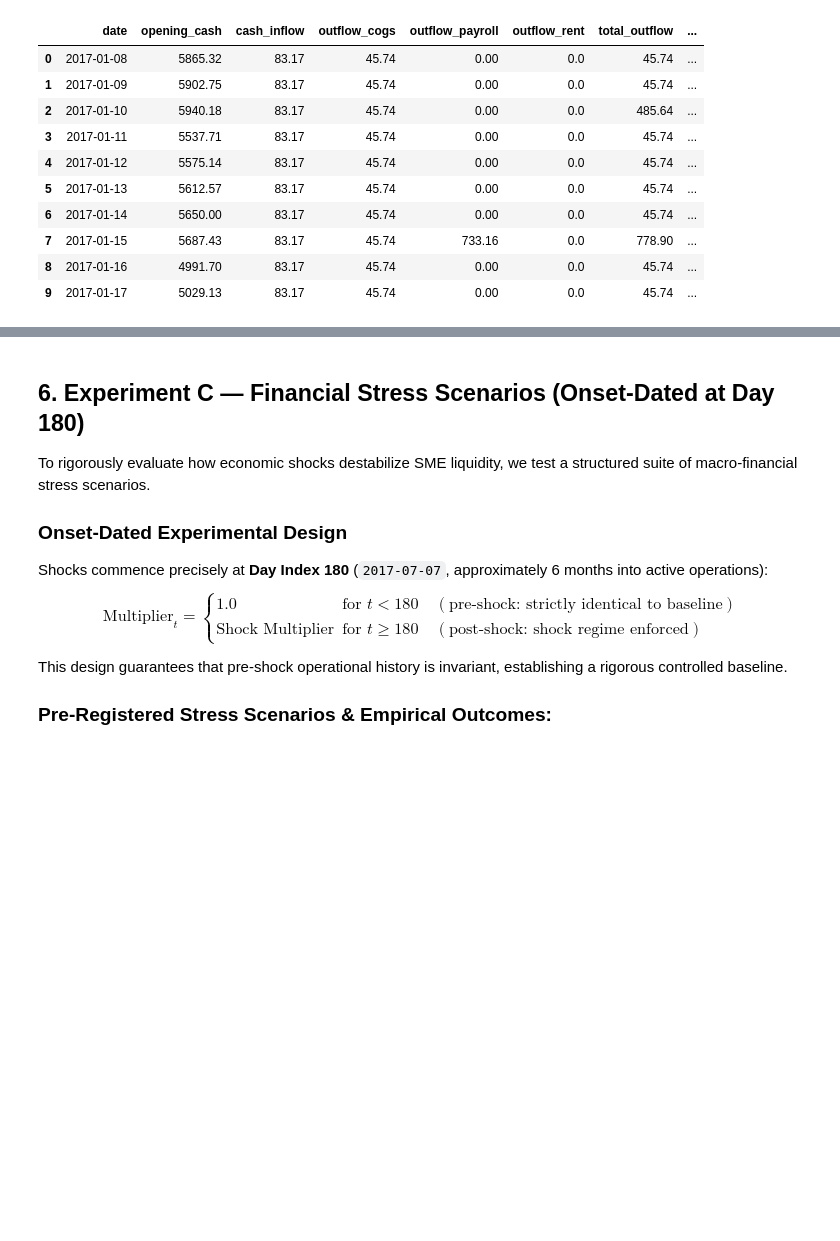
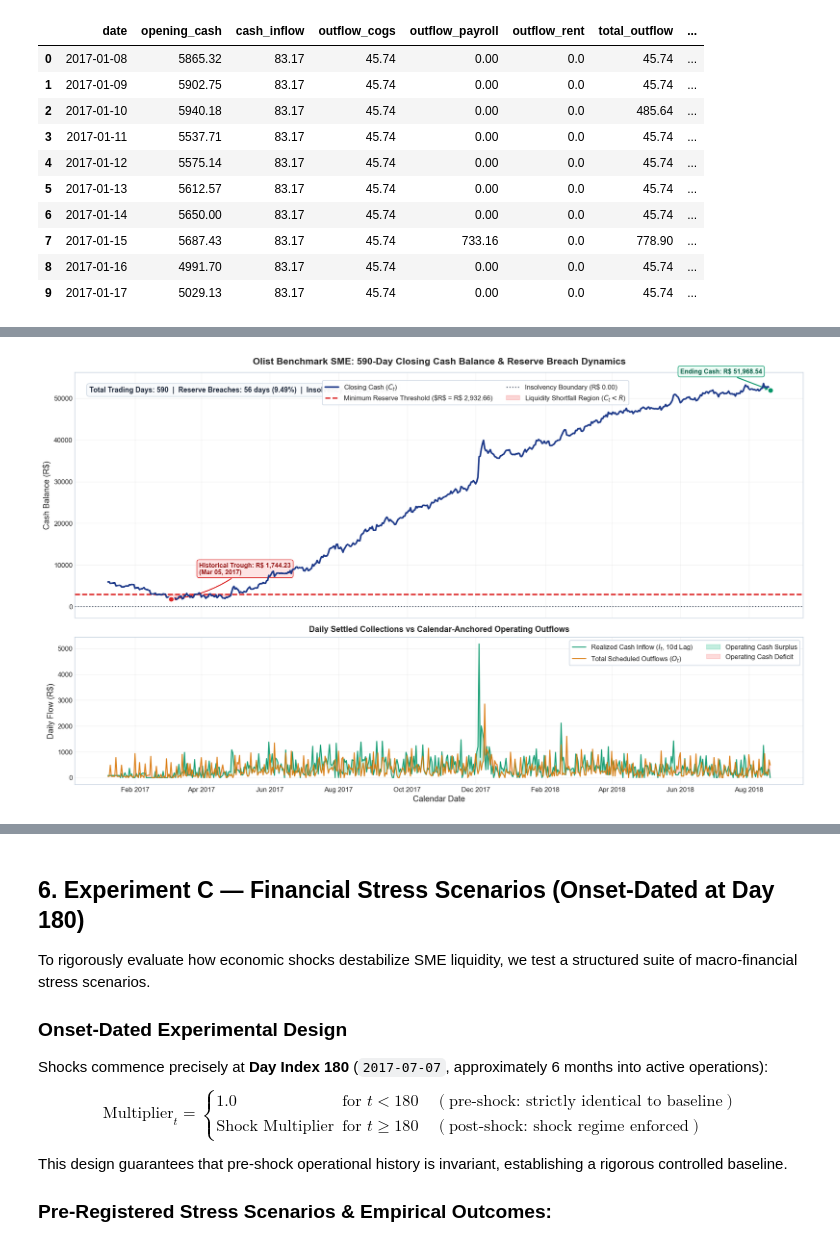
Before and after one commit to mdarmanaliashik/FinSight-AI, a Jupyter notebook: notebooks/Phase2_Deterministic_Cashflow_Engine.ipynb, the cells around one changed output, grey strips where cells are left out. Drawn from its saved outputs; the diff is of its cells as text; code cells hidden in the pictures; blank space fills up the shorter version.

```diff
--- a/notebooks/Phase2_Deterministic_Cashflow_Engine.ipynb
+++ b/notebooks/Phase2_Deterministic_Cashflow_Engine.ipynb
@@ -404,3 +398,80 @@ plt.show()
+# %%
+fig, (ax1, ax2) = plt.subplots(2, 1, figsize=(16, 9.5), sharex=True, gridspec_kw={'height_ratios': [2, 1.2]})
+
+ax1.plot(ledger_olist["date"], ledger_olist["closing_cash"], color="#1E3A8A", lw=2.4, label="Closing Cash ($C_t$)", zorder=4)
+ax1.axhline(config_olist.min_reserve, color="#DC2626", ls="--", lw=2.0,
+            label=f"Minimum Reserve Threshold ($R$ = R$ {config_olist.min_reserve:,.2f})", zorder=3)
+ax1.axhline(0, color="#334155", ls=":", lw=1.6, alpha=0.85, label="Insolvency Boundary (R$ 0.00)", zorder=2)
+ax1.fill_between(ledger_olist["date"], ledger_olist["closing_cash"], config_olist.min_reserve,
+                 where=(ledger_olist["closing_cash"] < config_olist.min_reserve),
+                 color="#EF4444", alpha=0.22, label="Liquidity Shortfall Region ($C_t < R$)", zorder=1)
+
+min_idx = ledger_olist["closing_cash"].idxmin()
+min_date = ledger_olist.loc[min_idx, "date"]
+min_val = ledger_olist.loc[min_idx, "closing_cash"]
+ax1.scatter([min_date], [min_val], color="#DC2626", s=70, zorder=5, edgecolor="white", lw=1.5)
+ax1.annotate(
+    f"Historical Trough: R$ {min_val:,.2f}\n({min_date.strftime('%b %d, %Y')})",
+    xy=(min_date, min_val),
+    xytext=(min_date + pd.Timedelta(days=25), min_val + 6000),
+    arrowprops=dict(arrowstyle="->", color="#DC2626", lw=1.5, connectionstyle="arc3,rad=-0.15"),
+    bbox=dict(boxstyle="round,pad=0.35", facecolor="#FEE2E2", edgecolor="#DC2626", alpha=0.9),
+    fontsize=9.5,
+    fontweight="semibold",
+    color="#991B1B"
+)
+
+end_date_val = ledger_olist["date"].iloc[-1]
+end_val = ledger_olist["closing_cash"].iloc[-1]
+ax1.scatter([end_date_val], [end_val], color="#059669", s=70, zorder=5, edgecolor="white", lw=1.5)
+ax1.annotate(
+    f"Ending Cash: R$ {end_val:,.2f}",
+    xy=(end_date_val, end_val),
+    xytext=(end_date_val - pd.Timedelta(days=80), end_val + 4000),
+    arrowprops=dict(arrowstyle="->", color="#059669", lw=1.5),
+    bbox=dict(boxstyle="round,pad=0.35", facecolor="#ECFDF5", edgecolor="#059669", alpha=0.9),
+    fontsize=9.5,
+    fontweight="semibold",
+    color="#065F46"
+)
+
+ax1.text(
+    0.02, 0.92,
+    f"Total Trading Days: {len(ledger_olist)}  |  Reserve Breaches: {breach_days} days ({breach_pct:.2f}%)  |  Insolvency Days: 0 (0.00%)",
+    transform=ax1.transAxes,
+    fontsize=10.5,
+    fontweight="bold",
+    bbox=dict(boxstyle="round,pad=0.4", facecolor="#F8FAFC", edgecolor="#CBD5E1", alpha=0.95),
+    color="#1E293B"
+)
+
+ax1.set_title("Olist Benchmark SME: 590-Day Closing Cash Balance & Reserve Breach Dynamics", fontsize=14, fontweight="bold", pad=12)
+ax1.set_ylabel("Cash Balance (R$)", fontsize=12)
+ax1.legend(loc="upper center", bbox_to_anchor=(0.55, 0.98), ncol=2, frameon=True, facecolor="white", edgecolor="#CBD5E1", framealpha=0.95)
+ax1.grid(True, alpha=0.25)
+
+ax2.plot(ledger_olist["date"], ledger_olist["cash_inflow"], color="#059669", lw=1.5, alpha=0.9, label="Realized Cash Inflow ($I_t$, 10d Lag)")
+ax2.plot(ledger_olist["date"], ledger_olist["total_outflow"], color="#D97706", lw=1.5, alpha=0.9, label="Total Scheduled Outflows ($O_t$)")
+ax2.fill_between(ledger_olist["date"], ledger_olist["cash_inflow"], ledger_olist["total_outflow"],
+                 where=(ledger_olist["cash_inflow"] >= ledger_olist["total_outflow"]),
+                 color="#10B981", alpha=0.25, label="Operating Cash Surplus")
+ax2.fill_between(ledger_olist["date"], ledger_olist["cash_inflow"], ledger_olist["total_outflow"],
+                 where=(ledger_olist["cash_inflow"] < ledger_olist["total_outflow"]),
+                 color="#F87171", alpha=0.25, label="Operating Cash Deficit")
+
+ax2.set_title("Daily Settled Collections vs Calendar-Anchored Operating Outflows", fontsize=12, fontweight="bold", pad=8)
+ax2.set_xlabel("Calendar Date", fontsize=12)
+ax2.set_ylabel("Daily Flow (R$)", fontsize=12)
+ax2.legend(loc="upper right", ncol=2, frameon=True, facecolor="white", edgecolor="#CBD5E1", framealpha=0.95)
+ax2.grid(True, alpha=0.25)
+
+ax2.xaxis.set_major_locator(mdates.MonthLocator(interval=2))
+ax2.xaxis.set_major_formatter(mdates.DateFormatter('%b %Y'))
+
+plt.tight_layout()
+plt.show()
+# %% [output]
+[figure, added]
 # %% [markdown]
 ## 5. Settlement-Lag Sensitivity Sweep ($L \in \{2, 7, 10, 15, 23\}$ Days)
 
```
Also changed, not shown: parts of 20 cells of this notebook, 1 other file.
